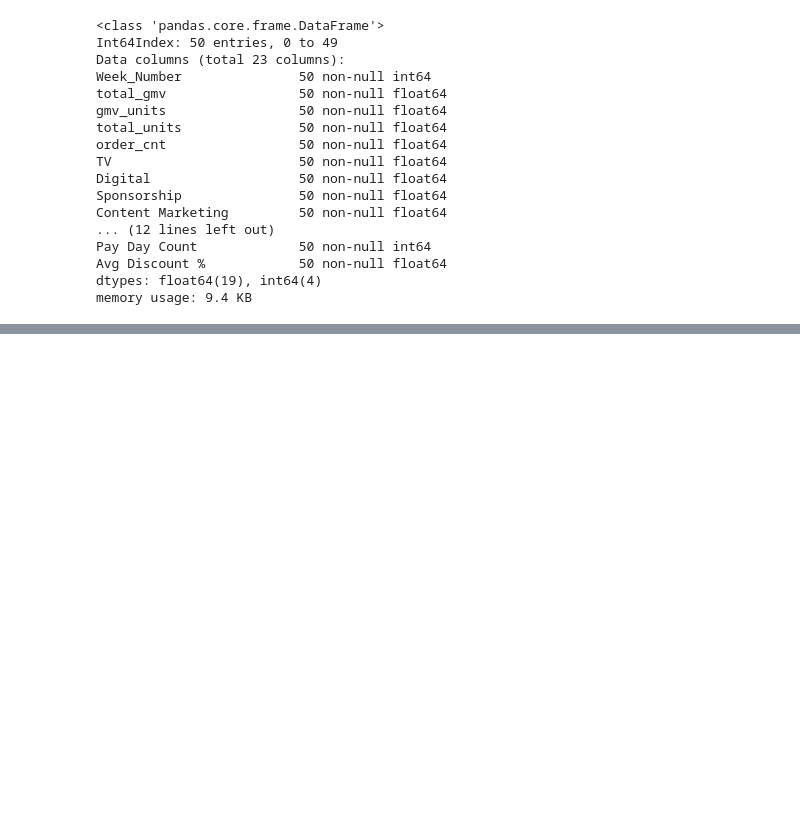
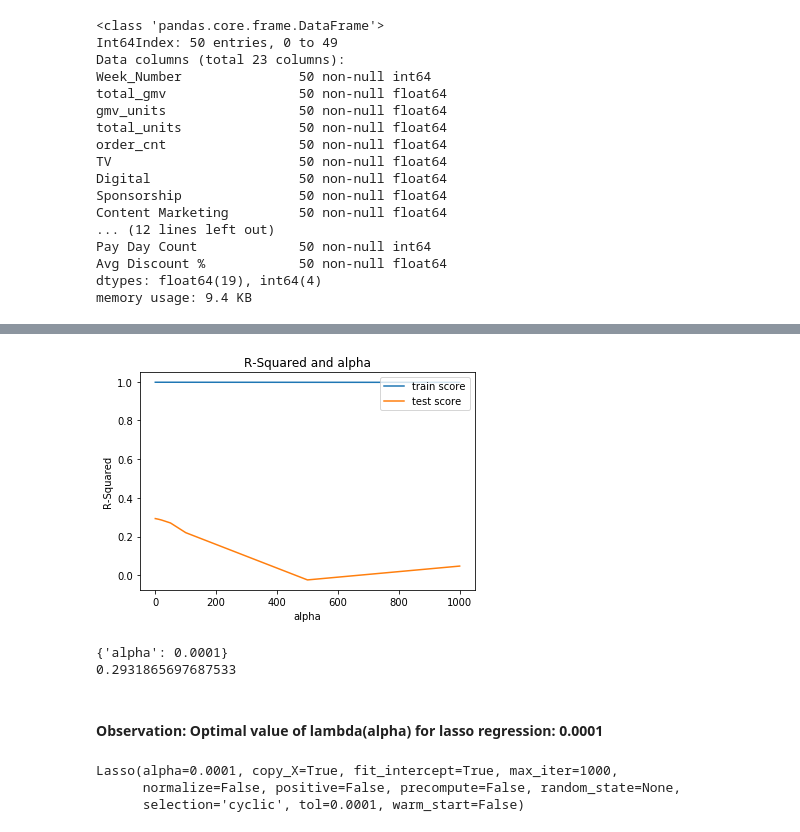
Before and after one commit to Nanditha-G-N/Machine-Learning-Case-Studies, a Jupyter notebook: ecommerce-capstone/ecommerce-assignment-Krishnan.ipynb, the cells around one changed output, grey strips where cells are left out. Drawn from its saved outputs; the diff is of its cells as text; code cells hidden in the pictures; blank space fills up the shorter version.

```diff
--- a/ecommerce-capstone/ecommerce-assignment-Krishnan.ipynb
+++ b/ecommerce-capstone/ecommerce-assignment-Krishnan.ipynb
@@ -1857,0 +1882,9 @@ memory usage: 9.4 KB
+# %%
+#Scaling the features
+from sklearn.preprocessing import scale
+
+# storing column names in cols, since column names are lost after scaling
+cols = X_CA.columns
+X_CA = pd.DataFrame(scale(X_CA))
+X_CA.columns = cols
+X_CA.columns
@@ -1857,0 +1917,19 @@ memory usage: 9.4 KB
+# %%
+# list of alphas to tune
+params = {'alpha': [0.0001, 0.001, 0.01, 0.05, 0.1,
+ 0.2, 0.3, 0.4, 0.5, 0.6, 0.7, 0.8, 0.9, 1.0, 2.0, 3.0,
+ 4.0, 5.0, 6.0, 7.0, 8.0, 9.0, 10.0, 20, 50, 100, 500, 1000 ]}
+
+folds = 5
+# %%
+lasso = Lasso()
+
+# cross validation
+lasso_regressor = GridSearchCV(estimator = lasso,
+                               param_grid = params,
+                               scoring= 'r2',
+                               cv = folds,
+                               return_train_score=True,
+                               verbose = 1)
+
+lasso_regressor.fit(X_CA, y_CA)
@@ -1857,0 +1952,36 @@ memory usage: 9.4 KB
+# %%
+#Creating a data frame with the results of lasso regression
+lasso_cv_results = pd.DataFrame(lasso_regressor.cv_results_)
+# %%
+# plotting mean test and train scoes with alpha
+lasso_cv_results['param_alpha'] = lasso_cv_results['param_alpha'].astype('float32')
+
+# plotting
+plt.plot(lasso_cv_results['param_alpha'], lasso_cv_results['mean_train_score'])
+plt.plot(lasso_cv_results['param_alpha'], lasso_cv_results['mean_test_score'])
+plt.xlabel('alpha')
+plt.ylabel('R-Squared')
+
+plt.title("R-Squared and alpha")
+plt.legend(['train score', 'test score'], loc='upper right')
+plt.show()
+# %% [output]
+[figure, added]
+# %%
+#Printing the optimal value of alpha and the corresponding R-squared value
+print(lasso_regressor.best_params_)
+print(lasso_regressor.best_score_)
+# %% [output]
+{'alpha': 0.0001}
+0.2931865697687533
+# %% [markdown]
+#### Observation: Optimal value of lambda(alpha) for lasso regression: 0.0001
+# %%
+#Fitting the model using the optimal value of alpha
+lasso_alpha =0.0001
+lasso = Lasso(alpha=lasso_alpha)
+lasso.fit(X_CA, y_CA)
+# %% [output]
+Lasso(alpha=0.0001, copy_X=True, fit_intercept=True, max_iter=1000,
+      normalize=False, positive=False, precompute=False, random_state=None,
+      selection='cyclic', tol=0.0001, warm_start=False)
```
Also changed, not shown: parts of 40 cells of this notebook.
